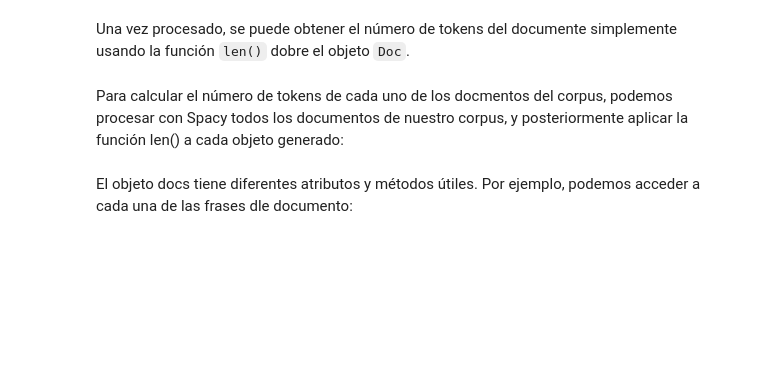
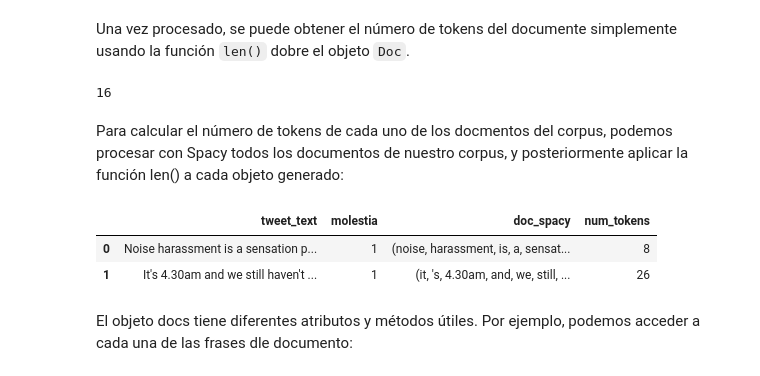
Before and after one commit to Fabio2394/text_mining, a Jupyter notebook: TecnicasNLP_master_alumnos.ipynb, the cells around one changed output. Cells and saved outputs as stored; diff of their text form; code cells hidden in the pictures; blank space fills up the shorter version.

```diff
--- a/TecnicasNLP_master_alumnos.ipynb
+++ b/TecnicasNLP_master_alumnos.ipynb
@@ -54,5 +101,5 @@ En este notebook trabajaremos con un corpus compuesto por mensajes publicados en
 
 En primer lugar lo leeremos de la ruta donde se ha descargado `/content/datos_twitter_master.tsv`:
 # %%
-tweets_df = pd.read_csv(___________________, sep = "\t") #'/content/datos_twitter_master.tsv'
+tweets_df = pd.read_csv('/content/datos_twitter_master.tsv', sep = "\t") #'/content/datos_twitter_master.tsv'
 tweets_df.head(3)
@@ -141,7 +240,9 @@ type(documento_4)
 # %% [markdown]
 Una vez procesado, se puede obtener el número de tokens del documente simplemente usando la función `len()` dobre el objeto `Doc`.
 # %%
-len(__________)  #documento_4
+len(documento_4)  #documento_4
+# %% [output]
+16
 # %% [markdown]
 Para calcular el número de tokens de cada uno de los docmentos del corpus, podemos procesar con Spacy todos los documentos de nuestro corpus,  y posteriormente aplicar la función len() a cada objeto generado:
 # %%
@@ -149 +250,7 @@ tweets_df["doc_spacy"] = tweets_df.tweet_text.apply(lambda x: __________________
+# %%
+tweets_df.head(2)
+# %% [output]
+|  | tweet_text | molestia | doc_spacy | num_tokens |
+| 0 | Noise harassment is a sensation p... | 1 | (noise, harassment, is, a, sensat... | 8 |
+| 1 | It's 4.30am and we still haven't ... | 1 | (it, 's, 4.30am, and, we, still, ... | 26 |
 # %%
```
Also changed, not shown: parts of 30 cells of this notebook.
